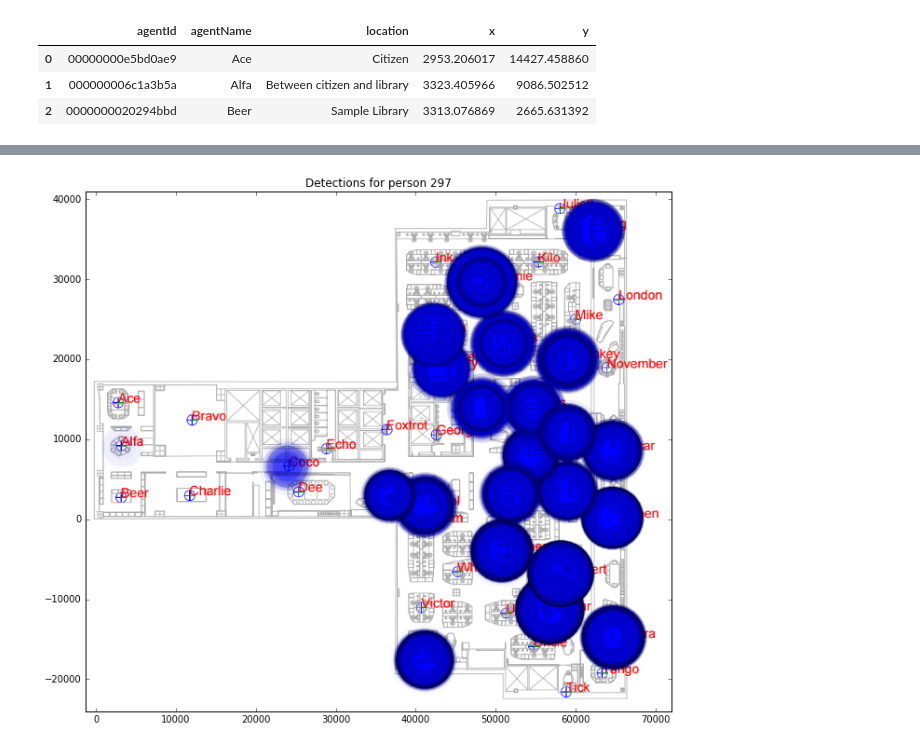
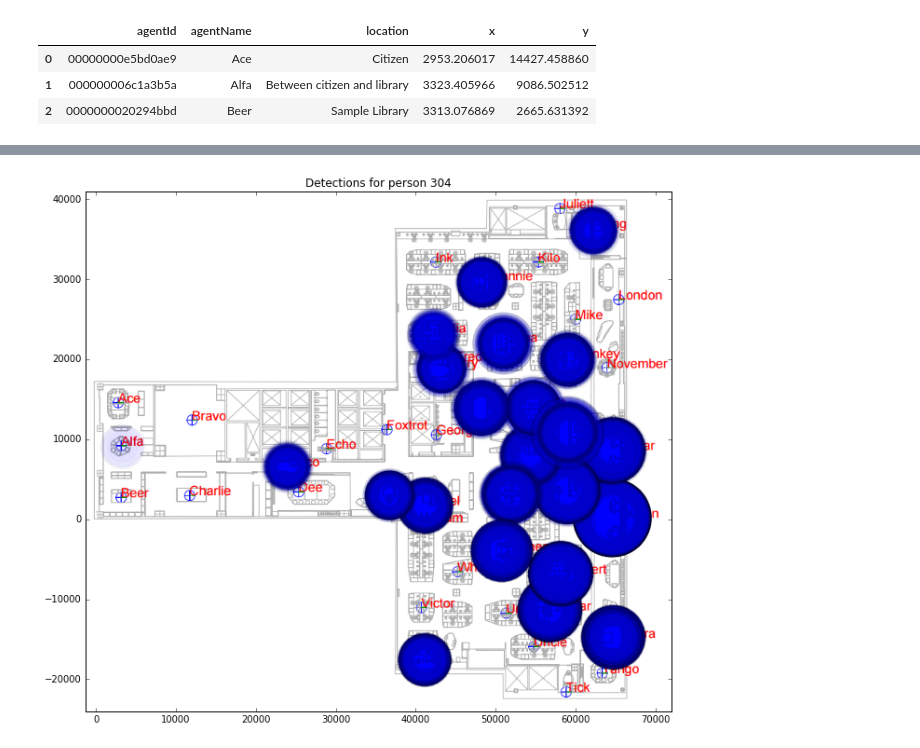
Before and after one commit to alexlee22/indoor-tracking-blog, a Jupyter notebook: helpers/initialDataAnalysis/db based analysis.ipynb, the cells around one changed output, grey strips where cells are left out. Saved outputs shown, nothing was run; the diff lists cells and outputs as text; code cells hidden in the pictures.

```diff
--- a/helpers/initialDataAnalysis/db based analysis.ipynb
+++ b/helpers/initialDataAnalysis/db based analysis.ipynb
@@ -16,3 +17,7 @@ from StringIO import StringIO
+# %%
+SHOW_TESTS = True
+
+personNumber = 304
 # %%
 %matplotlib inline
 plt.rcParams['figure.figsize'] = (20, 10)
@@ -68,9 +73,7 @@ detections.find_one()
  u'uuid': u'17520757a1412b175c03687a7102a104'}
 # %%
 #get just the data we care about, not the rest of it.
-d=list(detections.find({u'minor':297}, { u'agentId': 1, u'time': 1, u'rssi': 1, u'_id': 0 }))
-for i in d[:4]:
-    print i
+d = list(detections.find({u'minor':personNumber}, { u'agentId': 1, u'time': 1, u'rssi': 1, u'_id': 0 }))
 df = pd.DataFrame.from_dict(d)
 df.head()
 # %% [output]
@@ -122,14 +123,23 @@ bigdf.head()
 # %%
-#This gives us an idea of the time domain that the data we have is interested in.
-def timeStats(df, showprint=True):
-    minT = df.time.min()
-    maxT = df.time.max()
-    rangeT = maxT-minT
+def timeStats(df, showprint=True, actuallyReturn=True):
+    #This gives us an idea of the time domain that the data we have is interested in.
+    if showprint or actuallyReturn:
+        minT = df.time.min()
+        maxT = df.time.max()
+        rangeT = maxT-minT
+    else:
+        print "are you mental, why are you calling this with everything turned off?"
     if showprint:
         print minT,   "First Recording in this set"
         print maxT,   "Last Recording in this set"
         print rangeT, "Range covered"
-    return (minT,maxT,rangeT)
+    if actuallyReturn:
+        return (minT,maxT,rangeT)
 
-timeStats(bigdf)
+if SHOW_TESTS:
+    timeStats(bigdf,showprint=False, actuallyReturn=False)
+    print
+    timeStats(bigdf, actuallyReturn=False)
+    print timeStats(bigdf, showprint=False), "\n"
+    timeStats(bigdf)
 # %% [output]
@@ -142,11 +156,10 @@ timeStats(bigdf)
 # %%
-plt.title('Detections for person 297')
+plt.title('Detections for person {}'.format(personNumber))
 img = imread("map.png")
 plt.scatter(bigdf.x, bigdf.y, zorder=1, s=abs(bigdf.rssiAdj)*100, alpha=0.02)
 plt.imshow(img, zorder=0, extent=[-1300, 72000, -24000, 41000])
 #                                [left,  right, bottom, top  ]
 plt.show()
-print "All detections in this time period. Circle radius shows signal strength."
-timeStats(bigdf)
+timeStats(bigdf, actuallyReturn=False)
 # %% [output]
-[figure, old version]
+[figure, new version]
```
Also changed, not shown: parts of 22 cells of this notebook, 1 other file.
